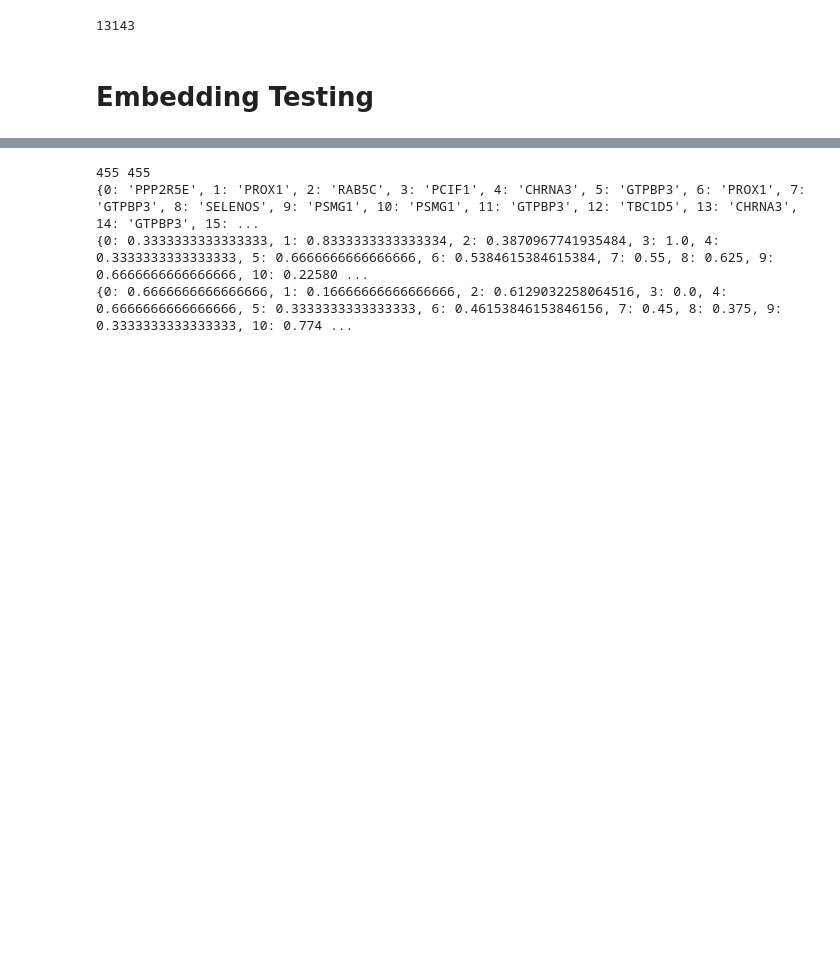
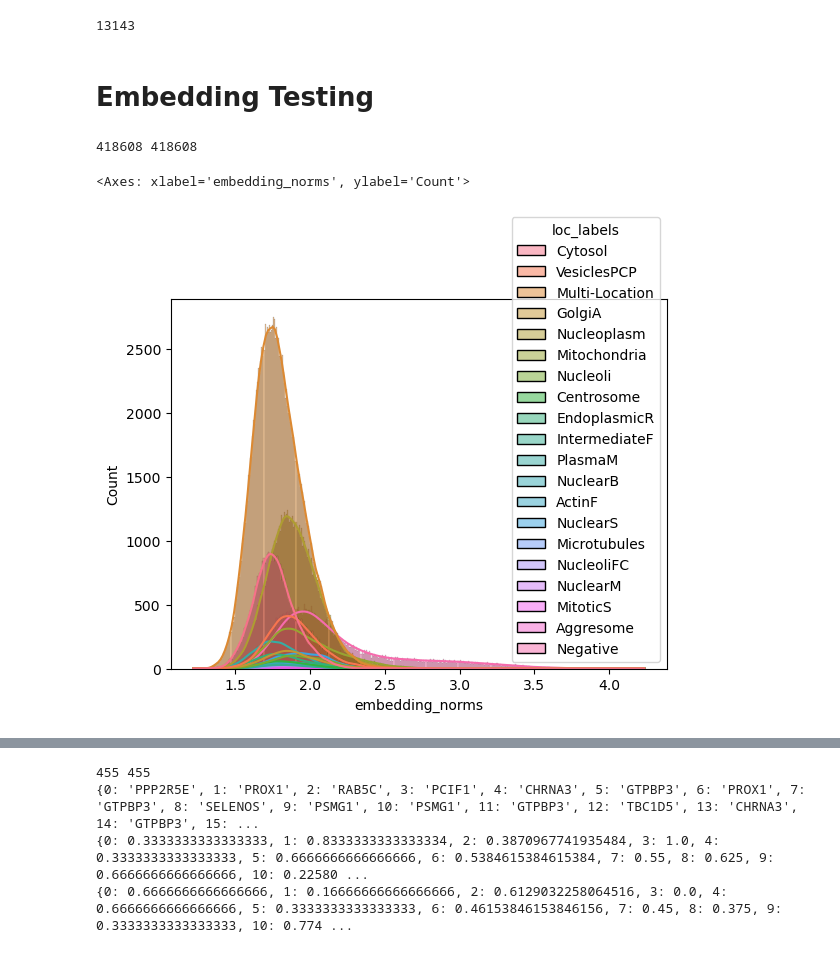
Before and after one commit to ishan-gaur/sc-music, a Jupyter notebook: sc_embeddings.ipynb, the cells around one changed output, grey strips where cells are left out. Drawn from its saved outputs; the diff is of its cells as text; code cells hidden in the pictures; blank space fills up the shorter version.

```diff
--- a/sc_embeddings.ipynb
+++ b/sc_embeddings.ipynb
@@ -227,0 +203,6 @@ embeddings = sc_image_features[cell_id_df[cell_id_df["gene_names"] != "missing"]
+# %%
+u2os_embeddings = np.load("u2os_embeddings.npy")
+u2os_labels = pd.read_csv("u2os_labels.csv")
+print(len(u2os_embeddings), len(u2os_labels))
+# %% [output]
+418608 418608
@@ -228,2 +211,12 @@ embeddings = sc_image_features[cell_id_df[cell_id_df["gene_names"] != "missing"]
+# %%
+loc_labels = u2os_labels["target"].values
+true_labels = u2os_labels["gene_names"].values
+# %%
+embedding_norms = np.log(np.linalg.norm(u2os_embeddings, axis=1))
+df = pd.DataFrame({"embedding_norms": embedding_norms, "loc_labels": loc_labels, "true_labels": true_labels})
+sns.histplot(data=df, x="embedding_norms", hue="loc_labels", kde=True)
+# %% [output]
+<Axes: xlabel='embedding_norms', ylabel='Count'>
+[figure, added]
 # %%
 # plot a UMAP of the embeddings, colored by the true label
```
Also changed, not shown: parts of 13 cells of this notebook, 15 other files.
